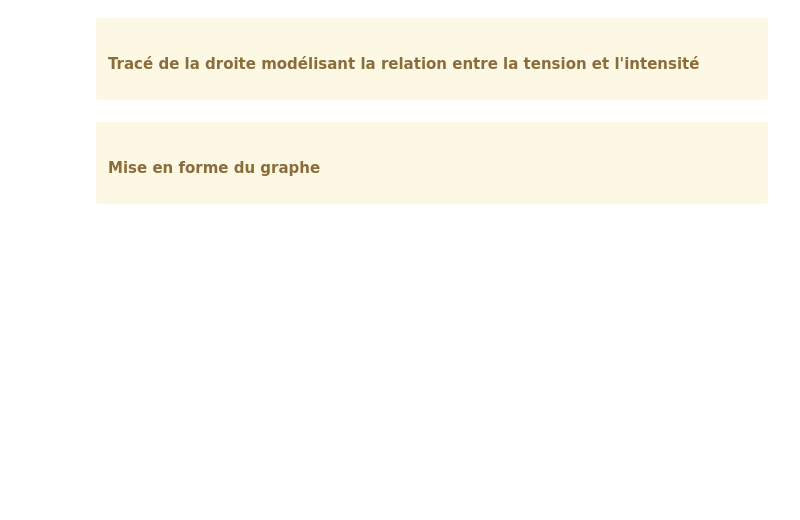
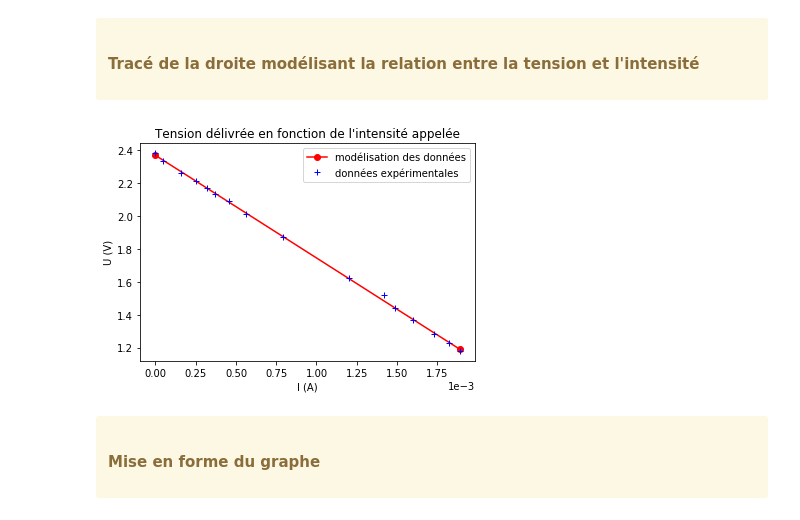
Before and after one commit to Nhopierre/Py-R, a Jupyter notebook: caracteristique generateur reel.ipynb, the cells around one changed output. Saved outputs shown, nothing was run; the diff lists cells and outputs as text; code cells hidden in the pictures; blank space fills up the shorter version.

```diff
--- a/caracteristique generateur reel.ipynb
+++ b/caracteristique generateur reel.ipynb
@@ -75,23 +85,25 @@ print ("r_g = ",abs(pente_a), chr(937))
 # %%
 # On veut tracer la régression linéaire sur les points issus des données
 # valeur minimum des abscisses
 mn=np.min(I_A)
 # valeur maximum des abscisses
 mx=np.max(I_A)
 
 I_mod = np.array([mn,mx])
 U_mod=ordonnee_origine + pente*I_mod
 
 plt.plot(I_mod, U_mod,'-or', label="modélisation des données")
-plt.plot(I_A, U_V, "b.", label="données expérimentales")
+plt.plot(I_A, U_V, "b+", label="données expérimentales")
 # Ecriture scientifique pour l'affichage de l'intensité
 plt.ticklabel_format(style='scientific', axis='x', scilimits=(0,0))
 plt.xlabel("I (A)")
 plt.ylabel("U (V)")
 plt.legend()
 plt.title("Tension délivrée en fonction de l'intensité appelée")
 
 plt.show()
+# %% [output]
+[figure, added]
 # %% [markdown]
 <div class = 'alert alert-warning'><h4>Mise en forme du graphe</h4></div>
 # %%
```
Also changed, not shown: parts of 7 cells of this notebook.
